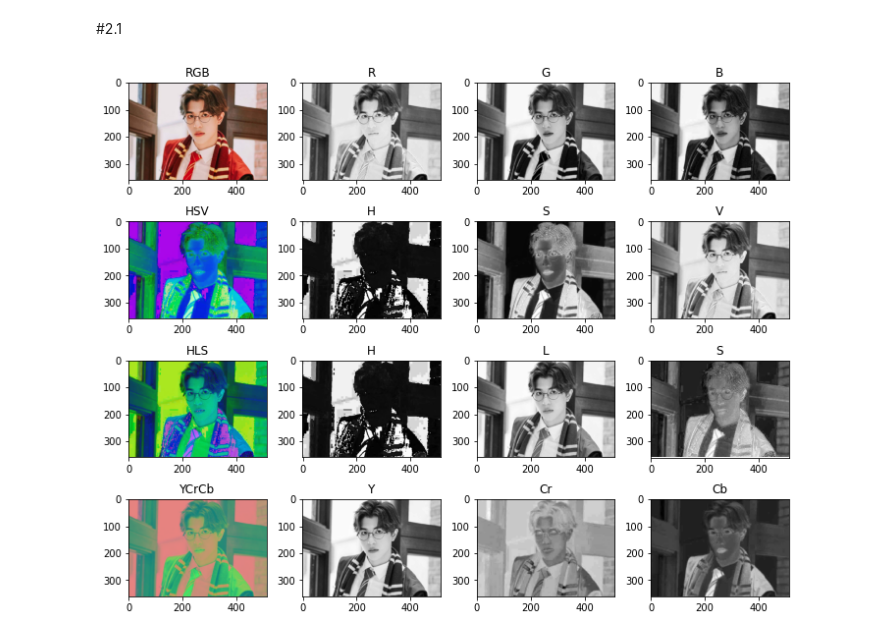
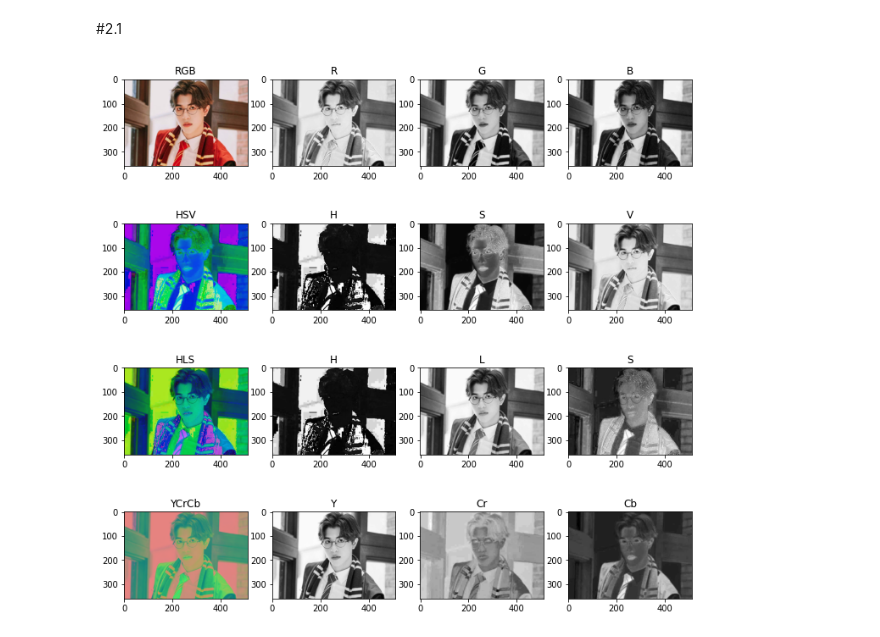
Before and after one commit to nathamon24/image-processing, a Jupyter notebook: Activity/Activity#2/image_processing-activity2.1.ipynb, the cells around one changed output. Drawn from its saved outputs; the diff is of its cells as text; code cells hidden in the pictures.

```diff
--- a/Activity/Activity#2/image_processing-activity2.1.ipynb
+++ b/Activity/Activity#2/image_processing-activity2.1.ipynb
@@ -21,7 +21,8 @@ h,s,v = img_hsv[:,:,0], img_hsv[:,:,1], img_hsv[:,:,2]
 h1,l,s1 = img_hls[:,:,0], img_hls[:,:,1], img_hls[:,:,2]
 y,cb,cr = img_YCrCb[:,:,0], img_YCrCb[:,:,1], img_YCrCb[:,:,2]
 
-fig, ax = plt.subplots(4, 4, figsize=(10,8))
+fig, ax = plt.subplots(4, 4, figsize=(12,12))
+fig.patch.set_facecolor('white')
 
 #RGB
 ax[0, 0].set_title('RGB')
@@ -49,32 +50,32 @@ ax[1, 2].imshow(s,cmap ='gray')
 ax[1, 3].set_title('V')
 ax[1, 3].imshow(v,cmap ='gray')
 
 #HLS
 ax[2, 0].set_title('HLS')
 ax[2, 0].imshow(img_hls)
 
 ax[2, 1].set_title('H')
 ax[2, 1].imshow(h1,cmap ='gray')
 
 ax[2, 2].set_title('L')
 ax[2, 2].imshow(l,cmap ='gray')
 
 ax[2, 3].set_title('S')
 ax[2, 3].imshow(s1,cmap ='gray')
 
 #YCrCb
 ax[3, 0].set_title('YCrCb')
 ax[3, 0].imshow(img_YCrCb)
 
 ax[3, 1].set_title('Y')
 ax[3, 1].imshow(y,cmap ='gray')
 
 ax[3, 2].set_title('Cr')
 ax[3, 2].imshow(cr,cmap ='gray')
 
 ax[3, 3].set_title('Cb')
 ax[3, 3].imshow(cb,cmap ='gray')
 
-plt.tight_layout()
+plt.show()
 # %% [output]
-[figure, old version]
+[figure, new version]
```
Also changed, not shown: 1 other file.
